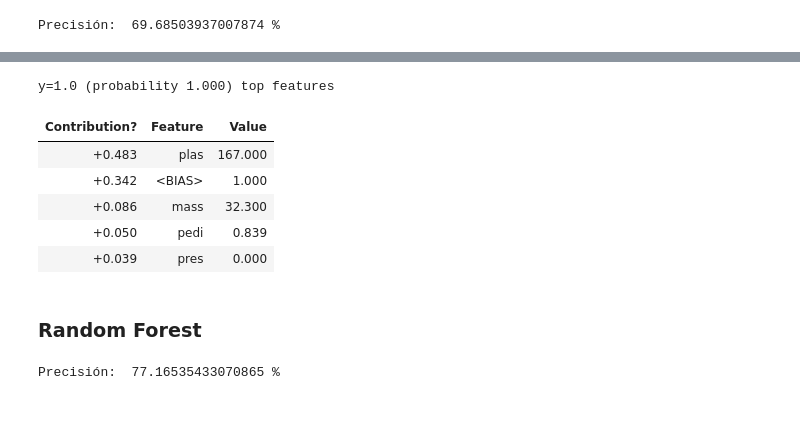
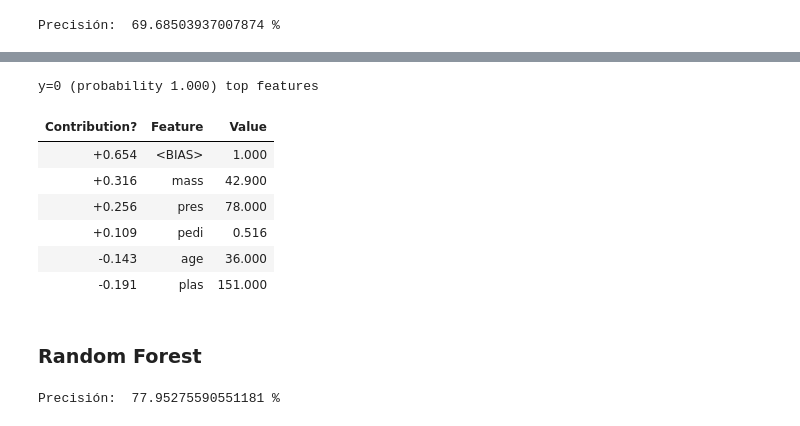
Before and after one commit to xetxezarreta/XAI, a Jupyter notebook: eli5.ipynb, the cells around one changed output, grey strips where cells are left out. Drawn from its saved outputs; the diff is of its cells as text; code cells hidden in the pictures.

```diff
--- a/eli5.ipynb
+++ b/eli5.ipynb
@@ -71,8 +20,5 @@ rf_model = RandomForestClassifier(n_estimators=100, max_features=3)
 # %%
 # Dividimos el dataset en test(33%) y train(66%)
-array = df.values
-X = array[:, 0:8]
-Y = array[:, 8]
-test_size = 0.33
-seed = 7
-x_train, x_test, y_train, y_test = train_test_split(X, Y, test_size=test_size, random_state=seed)
+x = df.drop("class", axis=1)
+y = df["class"]
+x_train, x_test, y_train, y_test = train_test_split(x, y, test_size=0.33)
@@ -81,8 +24,0 @@ x_train, x_test, y_train, y_test = train_test_split(X, Y, test_size=test_size, r
-# %%
-# Entrenamos el modelo
-lr_model.fit(x_train, y_train)
-
-# Probamos la precisión del modelo
-y_predicted = lr_model.predict(x_test)
-accuracy = accuracy_score(y_test, y_predicted)
-print("Precisión: ",  accuracy*100, "%")
@@ -118,9 +25,11 @@ y=1.0 (probability 0.859, score 1.804) top features
+# %%
+# Decision Tree Classifier
+dt_model = DecisionTreeClassifier().fit(x_train, y_train)
+# Random Forest
+rf_model = RandomForestClassifier(n_estimators=100, max_features=3).fit(x_train, y_train)
 # %% [markdown]
 ### Decision Tree
 # %%
-# Entrenamos el modelo
-dt_model.fit(x_train, y_train)
-
 # Probamos la precisión del modelo
 y_predicted = dt_model.predict(x_test)
 accuracy = accuracy_score(y_test, y_predicted)
@@ -143,27 +52,25 @@ eli5.show_weights(dt_model, feature_names=input_names)
 # %%
 # Miramos la interpretabilidad de la predicción
-i = 10
-eli5.show_prediction(dt_model, x_test[i], feature_names=input_names, show_feature_values=True)
+i = 0
+eli5.show_prediction(dt_model, x_test.iloc[i], feature_names=input_names, show_feature_values=True)
 # %% [output]
-y=1.0 (probability 1.000) top features
+y=0 (probability 1.000) top features
 | Contribution? | Feature | Value |
-| +0.483 | plas | 167.000 |
-| +0.342 | <BIAS> | 1.000 |
-| +0.086 | mass | 32.300 |
-| +0.050 | pedi | 0.839 |
-| +0.039 | pres | 0.000 |
+| +0.654 | <BIAS> | 1.000 |
+| +0.316 | mass | 42.900 |
+| +0.256 | pres | 78.000 |
+| +0.109 | pedi | 0.516 |
+| -0.143 | age | 36.000 |
+| -0.191 | plas | 151.000 |
 # %% [markdown]
 ### Random Forest
 # %%
-# Entrenamos el modelo
-rf_model.fit(x_train, y_train)
-
 # Probamos la precisión del modelo
 y_predicted = rf_model.predict(x_test)
 accuracy = accuracy_score(y_test, y_predicted)
 print("Precisión: ",  accuracy*100, "%")
 # %% [output]
-Precisión:  77.16535433070865 %
+Precisión:  77.95275590551181 %
 # %%
 # Miramos la interpretabilidad del modelo
 eli5.show_weights(rf_model, feature_names=input_names)
```
Also changed, not shown: parts of 13 cells of this notebook.
